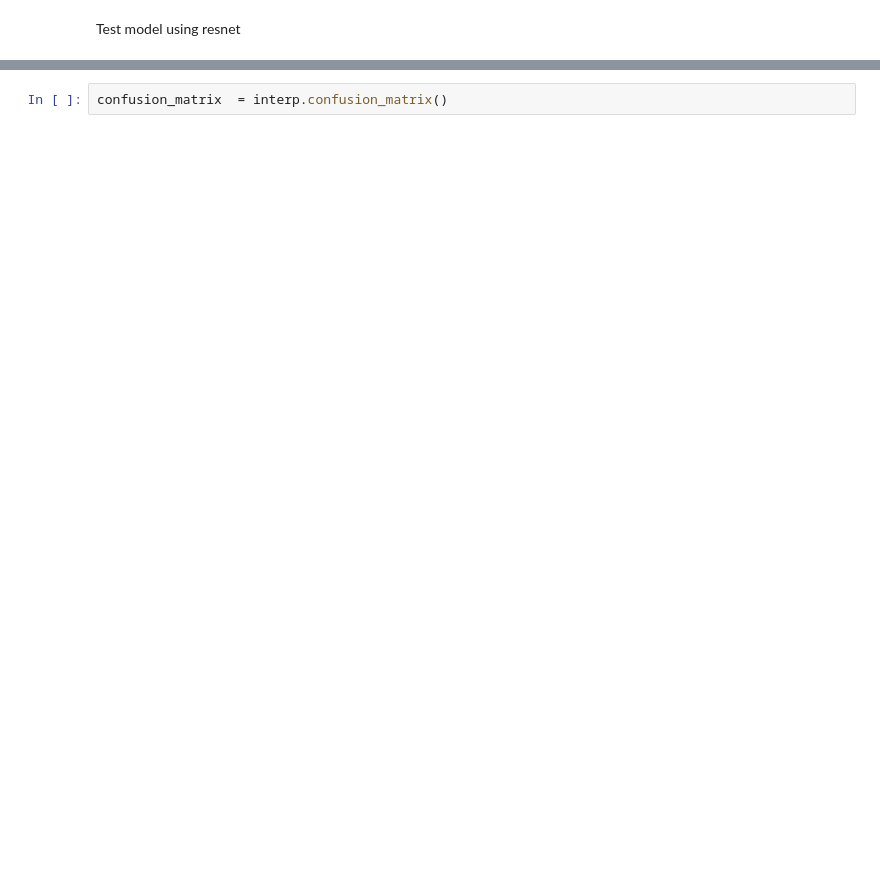
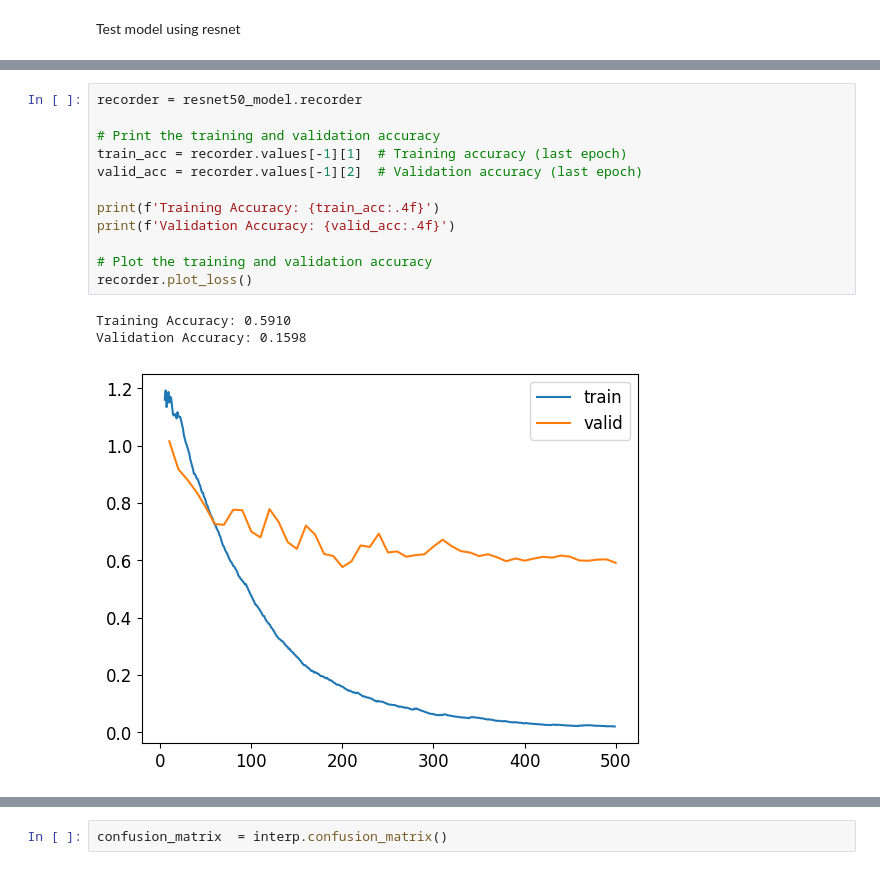
Before and after one commit to Wouter-Sls/FighterjetImageClassification, a Jupyter notebook: Fighterjets.ipynb, the cells around one changed output, grey strips where cells are left out. Cells and saved outputs as stored; diff of their text form; blank space fills up the shorter version.

```diff
--- a/Fighterjets.ipynb
+++ b/Fighterjets.ipynb
@@ -76,3 +76,19 @@ resnet50_model.fine_tune(50)
+# %%
+recorder = resnet50_model.recorder
+
+# Print the training and validation accuracy
+train_acc = recorder.values[-1][1]  # Training accuracy (last epoch)
+valid_acc = recorder.values[-1][2]  # Validation accuracy (last epoch)
+
+print(f'Training Accuracy: {train_acc:.4f}')
+print(f'Validation Accuracy: {valid_acc:.4f}')
+
+# Plot the training and validation accuracy
+recorder.plot_loss()
+# %% [output]
+Training Accuracy: 0.5910
+Validation Accuracy: 0.1598
+[figure, added]
 # %%
 interp = ClassificationInterpretation.from_learner(resnet50_model)
 interp.plot_confusion_matrix()
```
Also changed, not shown: parts of 8 cells of this notebook.
